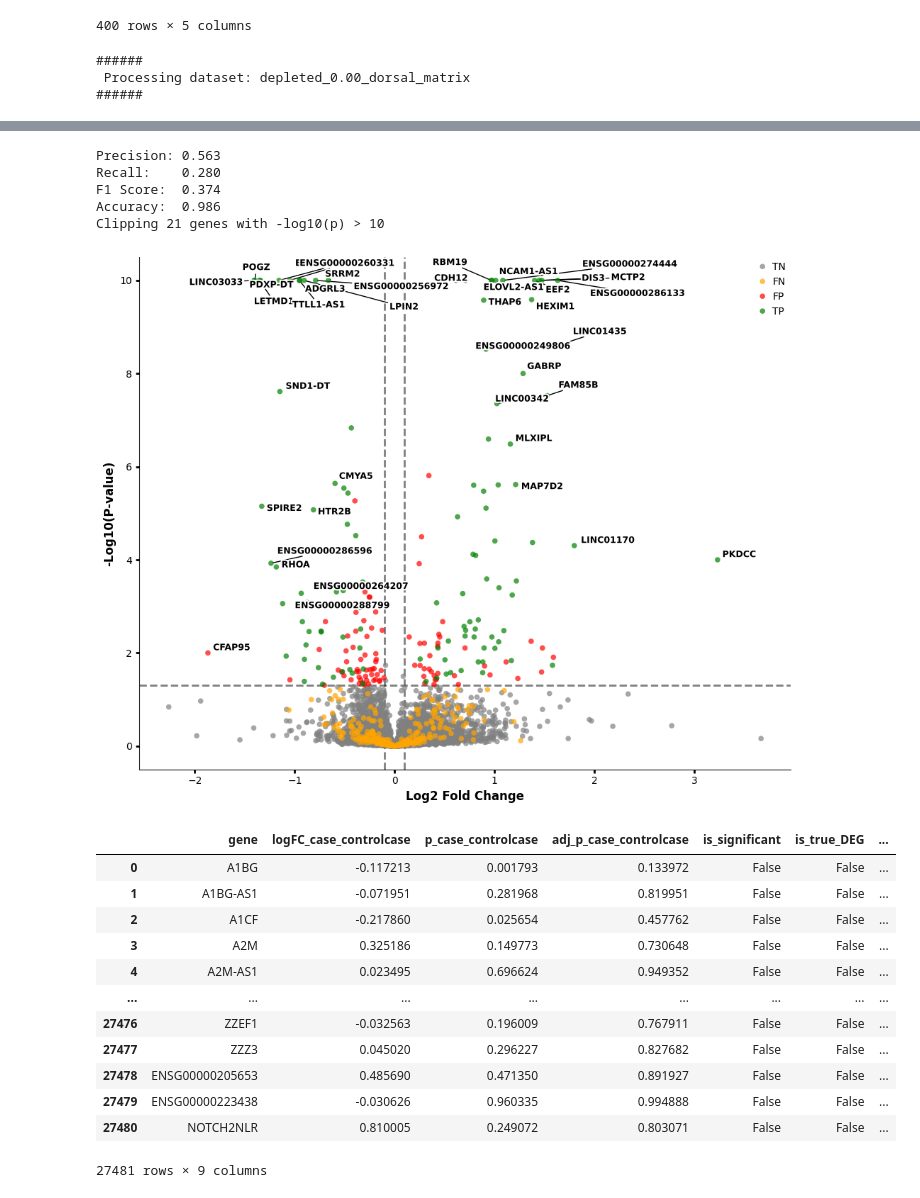
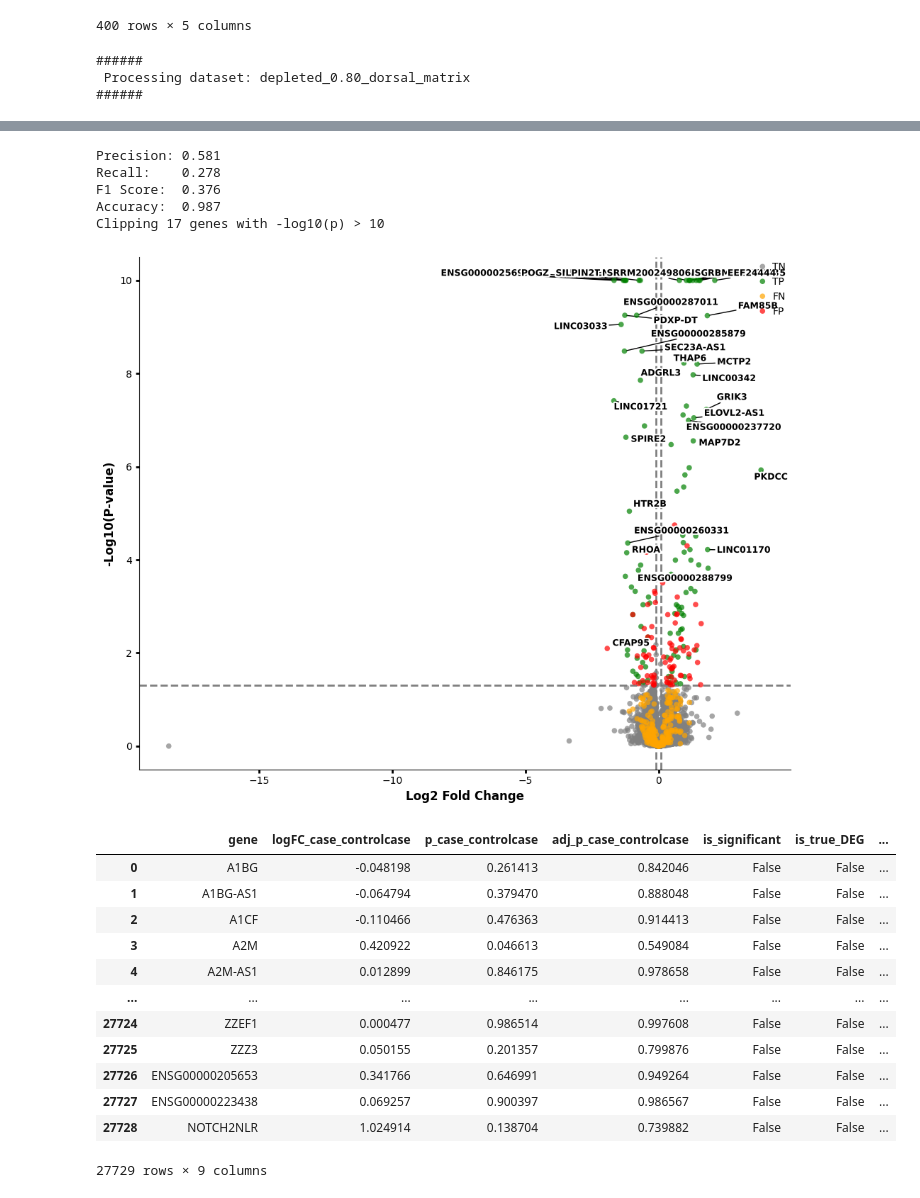
Before and after one commit to 8gabri8/XDP, a Jupyter notebook: script/artificial_DEG_analysis/analysis_PCA.ipynb, the cells around one changed output, grey strips where cells are left out. Saved outputs shown, nothing was run; the diff lists cells and outputs as text; code cells hidden in the pictures.

```diff
--- a/script/artificial_DEG_analysis/analysis_PCA.ipynb
+++ b/script/artificial_DEG_analysis/analysis_PCA.ipynb
@@ -310,7 +304,7 @@ Done.
 # %%
 # Check collinarity
 if True:
-    adata_all = sc.read_h5ad(dataset_path_h5ad)#, backed="r")
+    adata_all = sc.read_h5ad(dataset_path_h5ad_0_pct_depletion)#, backed="r")
     df_combined =pd.read_csv(f"{results_folder_0_pct_depletion}/pcs_all.csv")
     #display(df_combined)
 
@@ -501,8 +495,11 @@ for dataset in sorted(os.listdir(DATASET_FOLDER), reverse=True):
     #     covs = COVARIATES_FOR_DEG,
     # )
 
-    # Save df with PCs of H+D of CURRENT dataset
-    pcs_sig = ["PC_1", "PC_2"]
+    # Save df with PCs of H+D of CURRENT dataset (ie covs to use for DEG)
+        # in this case differt %depletion could differt --> so one file for ech %
+
+    pcs_sig = [f'PC_{i+1}' for i in range(N_PCS_TO_USE)] # NOW USE ALL
+
     df_pcs_all = pd.read_csv(f"{results_folder_0_pct_depletion}/pcs_all.csv") # OF THIS SPECIFIC GENESET
     col_to_retain = ["barcode", *pcs_sig] # SELECT ONYL SIGNIFICANT PCs
     df_pcs_all = df_pcs_all[col_to_retain]
@@ -513,11 +510,11 @@ for dataset in sorted(os.listdir(DATASET_FOLDER), reverse=True):
     # preprocessing.add_metadata_to_qs(
     #     dataset_path_h5ad, cov_df_csv_path, file_type="h5ad",
     #     col_name_contain="PC_", barcode_col="barcode")
-    # preprocessing.add_metadata_to_qs(
-    #     dataset_path_qs, cov_df_csv_path, file_type="qs",
-    #     col_name_contain="PC_", barcode_col="barcode")
+    preprocessing.add_metadata_to_qs(
+        dataset_path_qs, cov_df_csv_path, file_type="qs",
+        col_name_contain="PC_", barcode_col="barcode")
 
-    break
+    #break
 # %% [output]
 ######
  Processing dataset: depleted_0.80_dorsal_matrix
@@ -639,7 +612,7 @@ df_true_degs
 | 399 | ENSG00000236472 | 1.155556 | 0.9 | 9 | MD6927,MD9129,MS706984,MS876075,M... |
 400 rows × 5 columns
 # %%
-for dataset in sorted(os.listdir(DATASET_FOLDER)):
+for dataset in sorted(os.listdir(DATASET_FOLDER), reverse=True):
 
     print(f"\n######\n Processing dataset: {dataset} \n######\n")
 
@@ -661,5 +634,5 @@ for dataset in sorted(os.listdir(DATASET_FOLDER)):
     break
 # %% [output]
 ######
- Processing dataset: depleted_0.00_dorsal_matrix
+ Processing dataset: depleted_0.80_dorsal_matrix
 ######
@@ -667,19 +640,19 @@ for dataset in sorted(os.listdir(DATASET_FOLDER)):
-Precision: 0.563
-Recall:    0.280
-F1 Score:  0.374
-Accuracy:  0.986
-Clipping 21 genes with -log10(p) > 10
+Precision: 0.581
+Recall:    0.278
+F1 Score:  0.376
+Accuracy:  0.987
+Clipping 17 genes with -log10(p) > 10
-[figure, old version]
+[figure, new version]
 |  | gene | logFC_case_controlcase | p_case_controlcase | adj_p_case_controlcase | is_significant | is_true_DEG | ... |
-| 0 | A1BG | -0.117213 | 0.001793 | 0.133972 | False | False | ... |
-| 1 | A1BG-AS1 | -0.071951 | 0.281968 | 0.819951 | False | False | ... |
-| 2 | A1CF | -0.217860 | 0.025654 | 0.457762 | False | False | ... |
-| 3 | A2M | 0.325186 | 0.149773 | 0.730648 | False | False | ... |
-| 4 | A2M-AS1 | 0.023495 | 0.696624 | 0.949352 | False | False | ... |
+| 0 | A1BG | -0.048198 | 0.261413 | 0.842046 | False | False | ... |
+| 1 | A1BG-AS1 | -0.064794 | 0.379470 | 0.888048 | False | False | ... |
+| 2 | A1CF | -0.110466 | 0.476363 | 0.914413 | False | False | ... |
+| 3 | A2M | 0.420922 | 0.046613 | 0.549084 | False | False | ... |
+| 4 | A2M-AS1 | 0.012899 | 0.846175 | 0.978658 | False | False | ... |
 | ... | ... | ... | ... | ... | ... | ... | ... |
-| 27476 | ZZEF1 | -0.032563 | 0.196009 | 0.767911 | False | False | ... |
-| 27477 | ZZZ3 | 0.045020 | 0.296227 | 0.827682 | False | False | ... |
-| 27478 | ENSG00000205653 | 0.485690 | 0.471350 | 0.891927 | False | False | ... |
-| 27479 | ENSG00000223438 | -0.030626 | 0.960335 | 0.994888 | False | False | ... |
-| 27480 | NOTCH2NLR | 0.810005 | 0.249072 | 0.803071 | False | False | ... |
+| 27724 | ZZEF1 | 0.000477 | 0.986514 | 0.997608 | False | False | ... |
+| 27725 | ZZZ3 | 0.050155 | 0.201357 | 0.799876 | False | False | ... |
+| 27726 | ENSG00000205653 | 0.341766 | 0.646991 | 0.949264 | False | False | ... |
+| 27727 | ENSG00000223438 | 0.069257 | 0.900397 | 0.986567 | False | False | ... |
+| 27728 | NOTCH2NLR | 1.024914 | 0.138704 | 0.739882 | False | False | ... |
-27481 rows × 9 columns
+27729 rows × 9 columns
```
Also changed, not shown: parts of 8 cells of this notebook, 6 other files.
